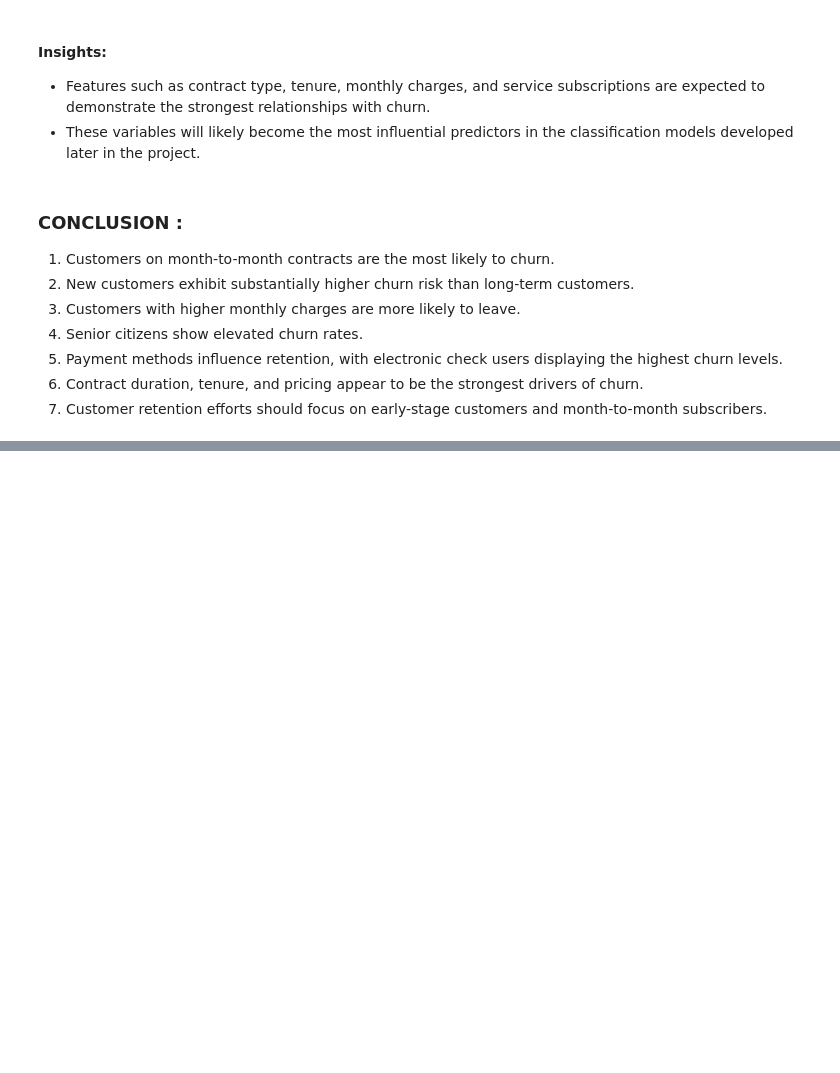
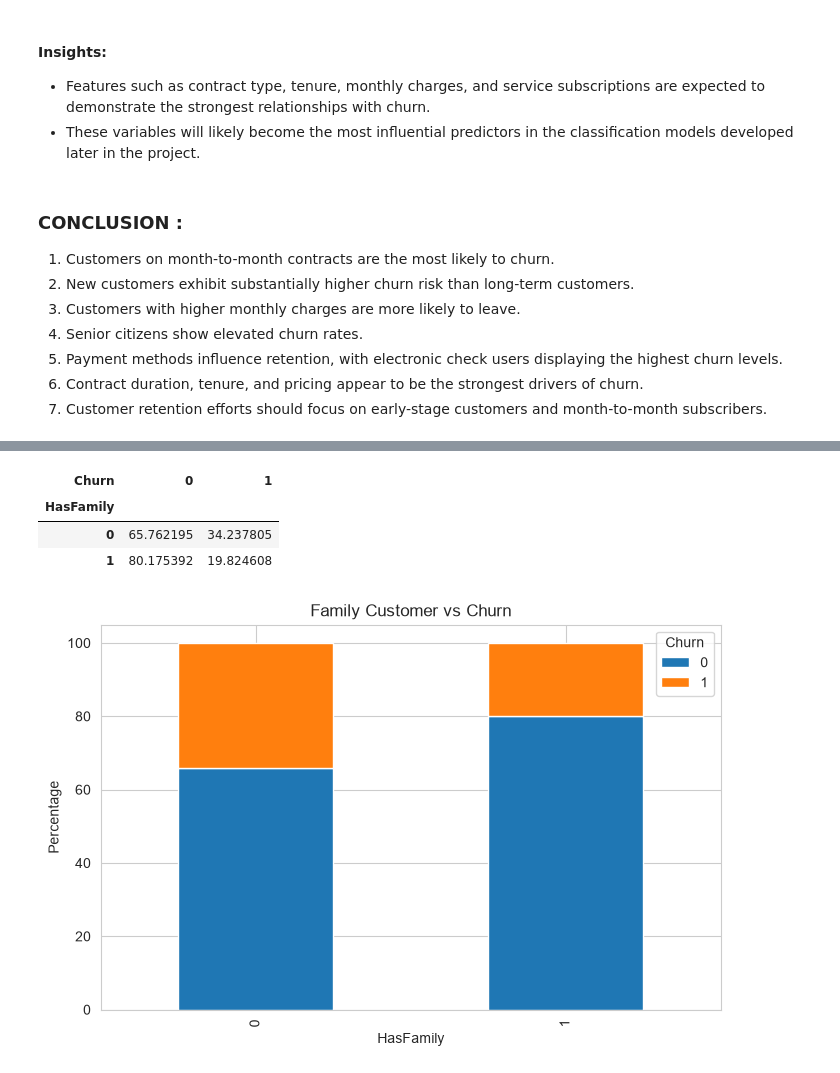
Before and after one commit to Abhilash0079/MachineLearningProjects, a Jupyter notebook: Customer_Churn_Prediction/notebooks/EDA.ipynb, the cells around one changed output, grey strips where cells are left out. Drawn from its saved outputs; the diff is of its cells as text; code cells hidden in the pictures; blank space fills up the shorter version.

```diff
--- a/Customer_Churn_Prediction/notebooks/EDA.ipynb
+++ b/Customer_Churn_Prediction/notebooks/EDA.ipynb
@@ -407,0 +529,24 @@ Name: Churn, dtype: float64
+# %%
+family_churn = pd.crosstab(
+    featured_df['HasFamily'],
+    featured_df['Churn'],
+    normalize='index'
+)*100
+
+family_churn
+# %% [output]
+| Churn | 0 | 1 |
+| HasFamily |  |  |
+| 0 | 65.762195 | 34.237805 |
+| 1 | 80.175392 | 19.824608 |
+# %%
+family_churn.plot(
+    kind='bar',
+    stacked=True,
+    figsize=(8,5)
+)
+plt.title("Family Customer vs Churn")
+plt.ylabel("Percentage")
+plt.show()
+# %% [output]
+[figure, added]
```
Also changed, not shown: parts of 34 cells of this notebook, 3 other files.
